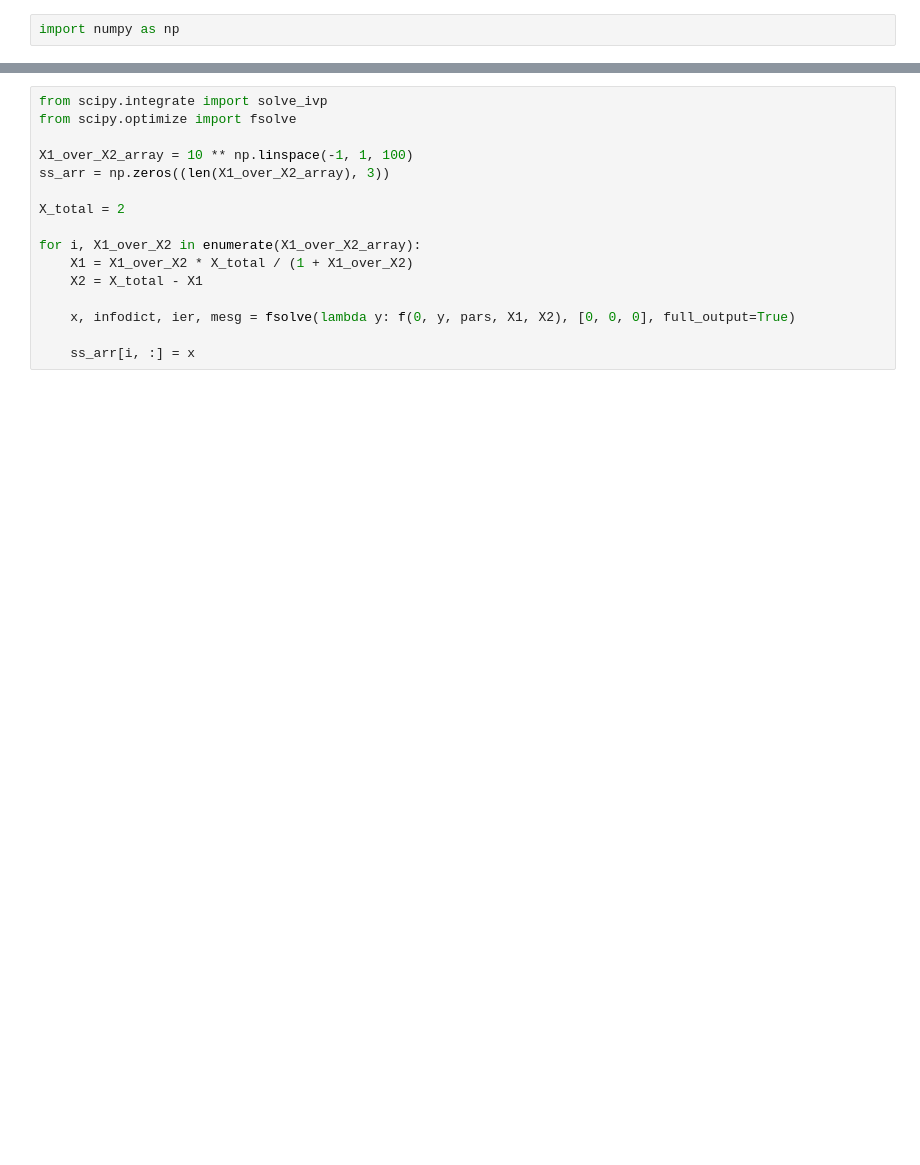
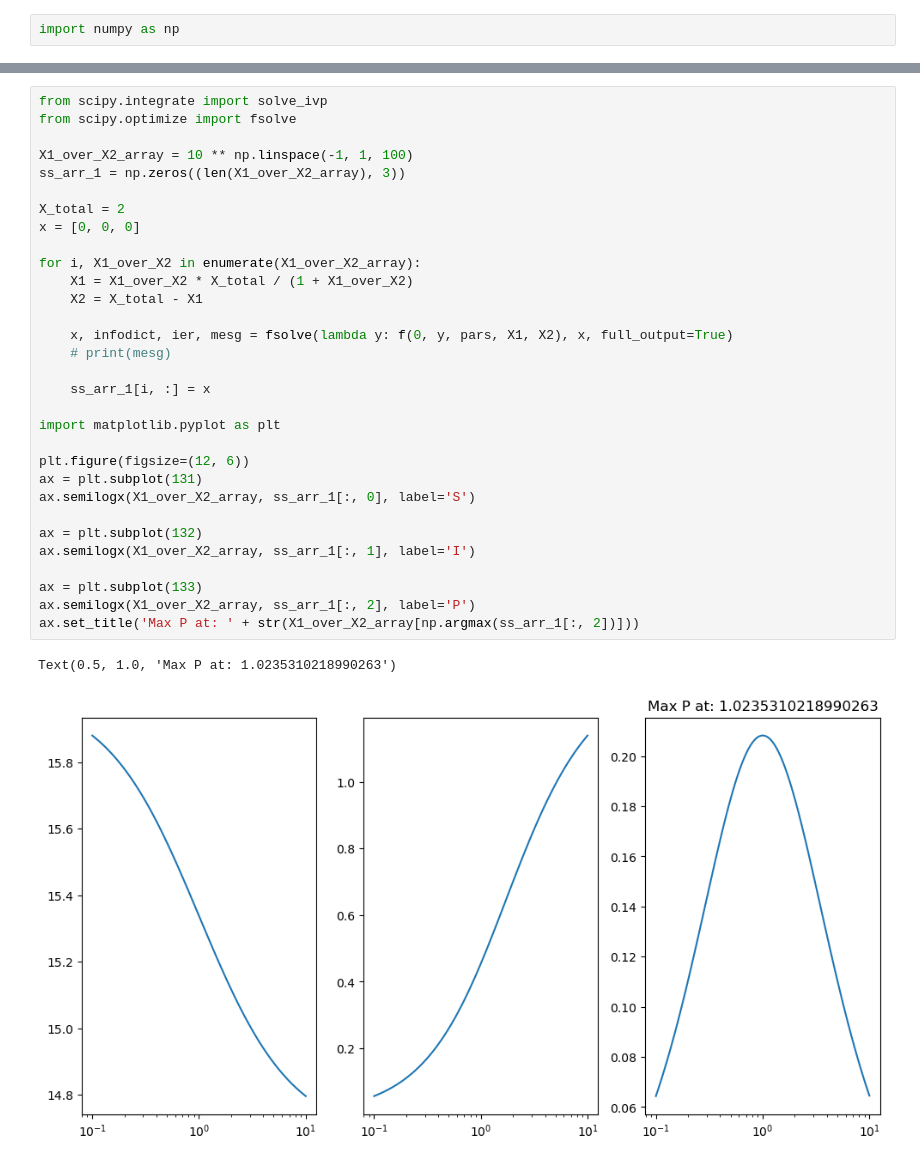
Before and after one commit to saurabhmalani1994/Cybernetic_BioModel, a Jupyter notebook: Germany Conference/consortiaForProduction/commonSubstrate.ipynb, the cells around one changed output, grey strips where cells are left out. Cells and saved outputs as stored; diff of their text form; blank space fills up the shorter version.

```diff
--- a/Germany Conference/consortiaForProduction/commonSubstrate.ipynb
+++ b/Germany Conference/consortiaForProduction/commonSubstrate.ipynb
@@ -30,17 +30,35 @@ pars = [S0, k1, KS1, k2, KI2, mu12, Y12]
 # %%
 from scipy.integrate import solve_ivp
 from scipy.optimize import fsolve
 
 X1_over_X2_array = 10 ** np.linspace(-1, 1, 100)
-ss_arr = np.zeros((len(X1_over_X2_array), 3))
+ss_arr_1 = np.zeros((len(X1_over_X2_array), 3))
 
 X_total = 2
+x = [0, 0, 0]
 
 for i, X1_over_X2 in enumerate(X1_over_X2_array):
     X1 = X1_over_X2 * X_total / (1 + X1_over_X2)
     X2 = X_total - X1
 
-    x, infodict, ier, mesg = fsolve(lambda y: f(0, y, pars, X1, X2), [0, 0, 0], full_output=True)
+    x, infodict, ier, mesg = fsolve(lambda y: f(0, y, pars, X1, X2), x, full_output=True)
+    # print(mesg)
 
-    ss_arr[i, :] = x
+    ss_arr_1[i, :] = x
+
+import matplotlib.pyplot as plt
+
+plt.figure(figsize=(12, 6))
+ax = plt.subplot(131)
+ax.semilogx(X1_over_X2_array, ss_arr_1[:, 0], label='S')
+
+ax = plt.subplot(132)
+ax.semilogx(X1_over_X2_array, ss_arr_1[:, 1], label='I')
+
+ax = plt.subplot(133)
+ax.semilogx(X1_over_X2_array, ss_arr_1[:, 2], label='P')
+ax.set_title('Max P at: ' + str(X1_over_X2_array[np.argmax(ss_arr_1[:, 2])]))
+# %% [output]
+Text(0.5, 1.0, 'Max P at: 1.0235310218990263')
+[figure, added]
 # %%
```
Also changed, not shown: parts of 5 cells of this notebook, 34 other files.
